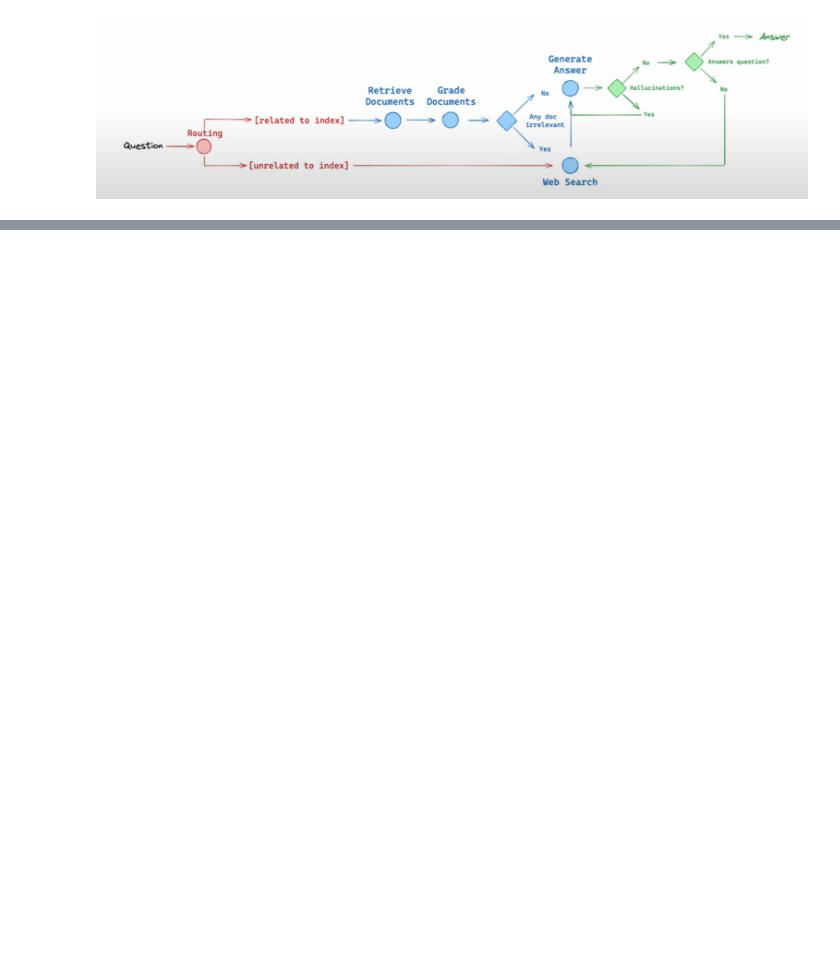
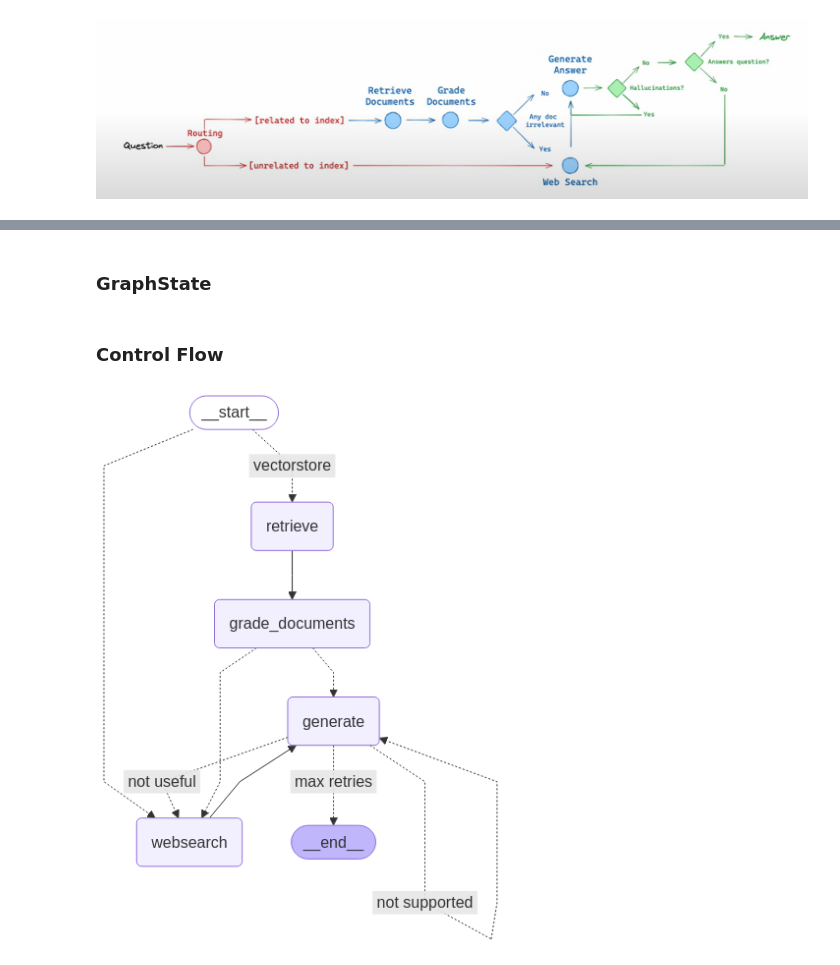
Before and after one commit to yeesem/LangGraph-AI-Agent, a Jupyter notebook: RAG Agents.ipynb, the cells around one changed output, grey strips where cells are left out. Saved outputs shown, nothing was run; the diff lists cells and outputs as text; code cells hidden in the pictures; blank space fills up the shorter version.

```diff
--- a/RAG Agents.ipynb
+++ b/RAG Agents.ipynb
@@ -26,6 +26,7 @@ from langchain.text_splitter import RecursiveCharacterTextSplitter
 from langchain_community.document_loaders import WebBaseLoader
 from langchain_community.vectorstores import SKLearnVectorStore
 from langchain_nomic.embeddings import NomicEmbeddings
+from langchain_ollama.embeddings import OllamaEmbeddings
 
 urls = [
     "https://lilianweng.github.io/posts/2023-06-23-agent/",
@@ -48,7 +49,7 @@ doc_splits = text_splitter.split_documents(docs_list)
 # Add to vectorDB
 vectorstore = SKLearnVectorStore.from_documents(
     documents = doc_splits,
-    embedding = NomicEmbeddings(model="nomic-embed-text:latest", inference_mode="local")
+    embedding = OllamaEmbeddings(model="llama3.2")
 )
 
 # Create retriever
@@ -61,0 +232,18 @@ docs_list
+# %% [markdown]
+### GraphState
+# %%
+import operator
+from typing_extensions import TypedDict
+from typing import List, Annotated
+
+class GraphState(TypedDict):
+    """
+    Graph state is a dictionary that contains information we want to propagate to, and modify in, each graph node.
+    """
+    question: str  # User question
+    generation: str  # LLM generation
+    web_search: str  # Binary decision to run web search
+    max_retries: int  # Max number of retries for answer generation
+    answers: int  # Number of answers generated
+    loop_step: Annotated[int, operator.add]
+    documents: List[str]  # List of retrieved documents
@@ -61,0 +470,49 @@ docs_list
+# %% [markdown]
+### Control Flow
+# %%
+from langgraph.graph import StateGraph
+from IPython.display import Image, display
+
+workflow = StateGraph(GraphState)
+
+# Define the nodes
+workflow.add_node("websearch", web_search)
+workflow.add_node("retrieve", retrieve)
+workflow.add_node("grade_documents", grade_documents)
+workflow.add_node("generate", generate)
+
+# Build Graph
+workflow.set_conditional_entry_point(
+    route_question,
+    {
+        "websearch" : "websearch",
+        "vectorstore" : "retrieve"
+    }
+)
+
+workflow.add_edge("websearch", "generate")
+workflow.add_edge("retrieve", "grade_documents")
+workflow.add_conditional_edges(
+    "grade_documents",
+    decide_to_generate,
+    {
+        "websearch" : "websearch",
+        "generate" : "generate"
+    }
+)
+
+workflow.add_conditional_edges(
+    "generate",
+    grade_generation_v_documents_and_question,
+    {
+        "useful" : END,
+        "not useful" : "websearch",
+        "not supported" : "generate",
+        "max retries" : END
+    }
+)
+
+graph = workflow.compile()
+display(Image(graph.get_graph().draw_mermaid_png()))
+# %% [output]
+[figure, added]
```
Also changed, not shown: parts of 8 cells of this notebook, 1 other file.
